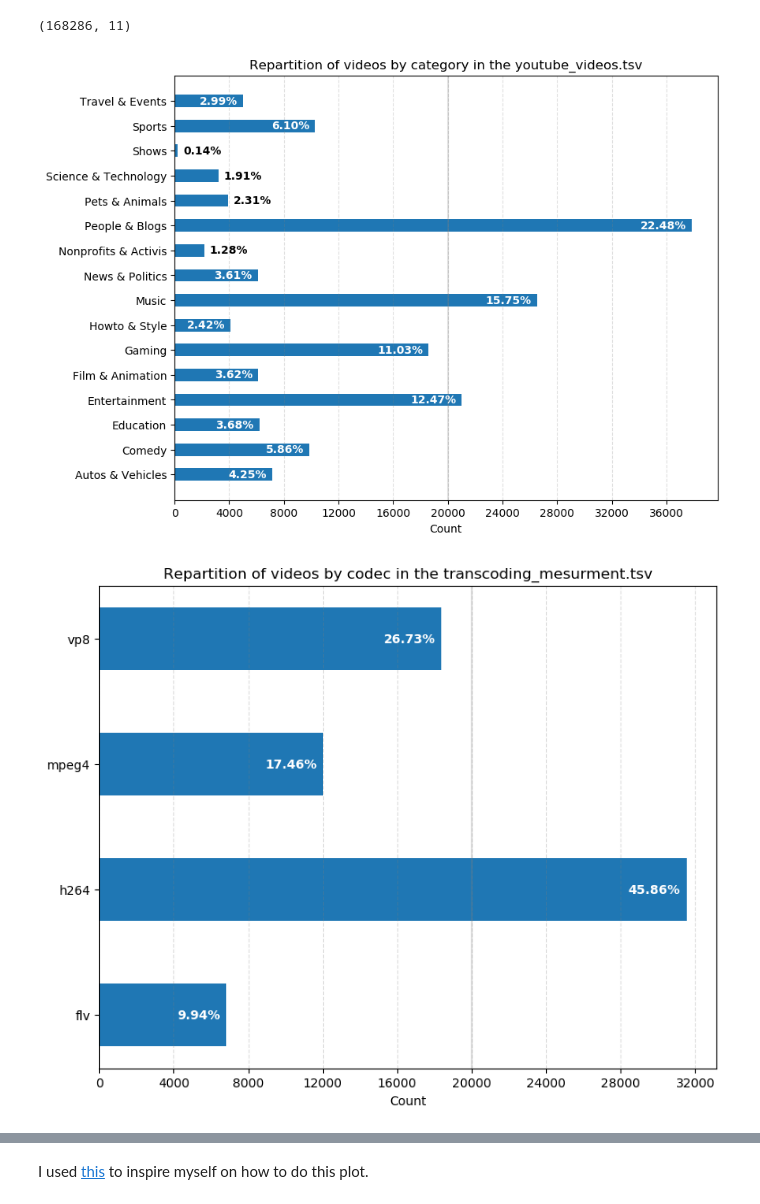
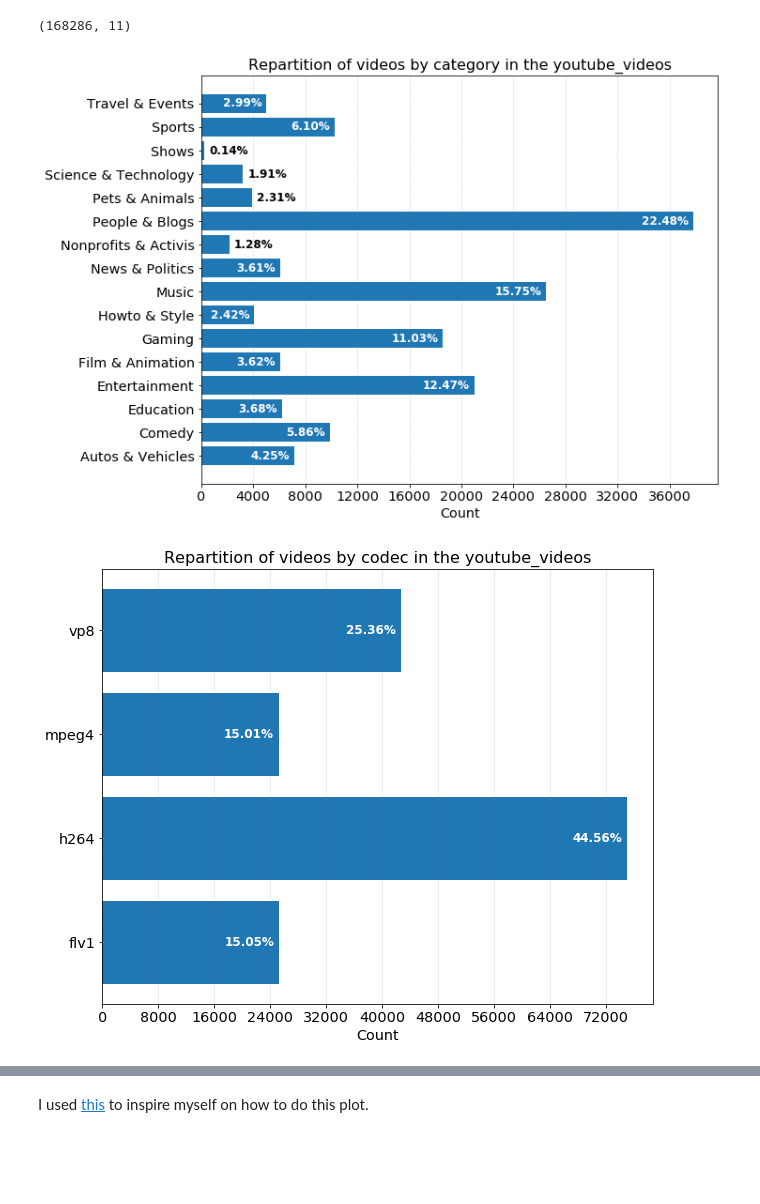
Before and after one commit to Ghislain-Gripon/data-analysis-python, a Jupyter notebook: projet_python_analysis.ipynb, the cells around one changed output, grey strips where cells are left out. Cells and saved outputs as stored; diff of their text form; code cells hidden in the pictures; blank space fills up the shorter version.

```diff
--- a/projet_python_analysis.ipynb
+++ b/projet_python_analysis.ipynb
@@ -54,8 +26,8 @@ with ZipFile("online_video_dataset.zip", 'r') as zip:
 trans_mesure = pd.read_csv("transcoding_mesurment.tsv", sep='\t')
 yt_vid = pd.read_csv("youtube_videos.tsv", sep='\t')
 # %%
-trans_mesure.name = "transcoding_mesurment.tsv"
-yt_vid.name = "youtube_videos.tsv"
+trans_mesure.name = "transcoding_mesurment"
+yt_vid.name = "youtube_videos"
 # %%
 print(open("README.txt", "r").read())
 # %% [output]
@@ -171,3 +137,5 @@ X_train, X_test, Y_train, Y_test = train_test_split(trans_mesure, Y, train_size
+# %%
+yt_vid.loc[yt_vid['codec'] == 'none', 'codec'] = np.NaN
 # %%
 from matplotlib import pyplot as plt
 from matplotlib.ticker import MaxNLocator
@@ -189,59 +157,61 @@ def attach_percentage(num):
 
 def bar_plot_qualitative(dataset, column):
     #  create the figure
-    fig, ax1 = plt.subplots(figsize=(9, 7))
+    fig, ax1 = plt.subplots(figsize=(10, 8))
     fig.subplots_adjust(left=0.115, right=0.88)
     fig.canvas.set_window_title('project figure')
 
-    categories = pd.unique(dataset[column])
+    categories = pd.unique(dataset[-dataset[column].isna()][column])
     count = dataset.groupby(column)[column].count()
 
     pos = np.arange(len(categories))
 
     rects = ax1.barh(pos, count,
                      align='center',
-                     height=0.5,
-                     tick_label=count.axes[0])
+                     height=0.8,
+                     tick_label=np.array(count.axes[0]))
 
-    ax1.set_title("Repartition of videos by {1} in the {0}".format(dataset.name,column))
+    plt.xticks(fontsize = "x-large")
+    plt.yticks(fontsize = "x-large")
+    ax1.set_title("Repartition of videos by {1} in the {0}".format(dataset.name,column), fontdict = {'fontsize': 16})
 
     ax1.xaxis.set_major_locator(MaxNLocator(11))
     ax1.xaxis.grid(True, linestyle='--', which='major',
                    color='grey', alpha=.25)
 
-    ax1.axvline(20000, color='grey', alpha=0.25)
-    ax1.set_xlabel('Count')
+    ax1.set_xlabel('Count', fontdict = {'fontsize':"x-large"})
     rect_labels = []
 
     for rect in rects:
         width = int(rect.get_width())
 
         rankStr = attach_percentage(width/count.sum())
         if width < 4000:
             xloc = 5
             clr = 'black'
             align = 'left'
         else:
             xloc = -5
             clr = 'white'
             align = 'right'
 
         yloc = rect.get_y() + rect.get_height() / 2
         label = ax1.annotate(rankStr, xy=(width, yloc), xytext=(xloc, 0),
                             textcoords="offset points",
                             ha=align, va='center',
-                            color=clr, weight='bold', clip_on=True)
+                            color=clr, weight='bold', clip_on=True, fontsize = "large")
         rect_labels.append(label)
 
+    plt.savefig('' + dataset.name + '_' + column + '.png')
     return {'fig': fig,
             'ax': ax1,
             'bars': rects,
             'perc_labels': rect_labels}
 
 yt_category_plot = bar_plot_qualitative(yt_vid,'category')
+yt_codec_plot = bar_plot_qualitative(yt_vid, 'codec')
 transcoding_codec_plot = bar_plot_qualitative(trans_mesure,'codec')
-
 plt.show()
 # %% [output]
-[figure, old version]
+[figure, new version]
-[figure, old version]
+[figure, new version]
```
Also changed, not shown: parts of 45 cells of this notebook, 4 other files.
